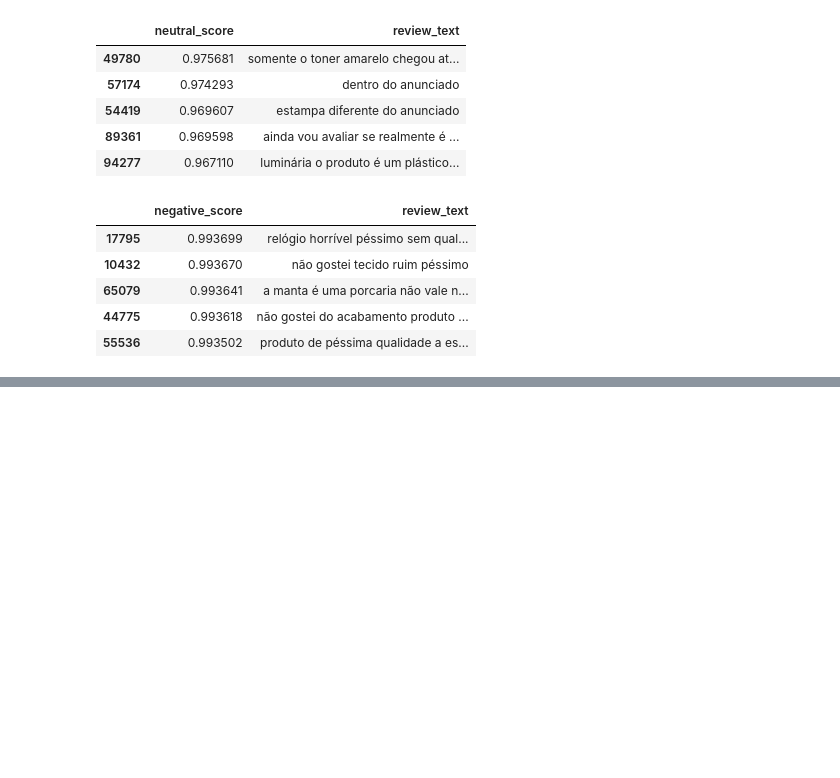
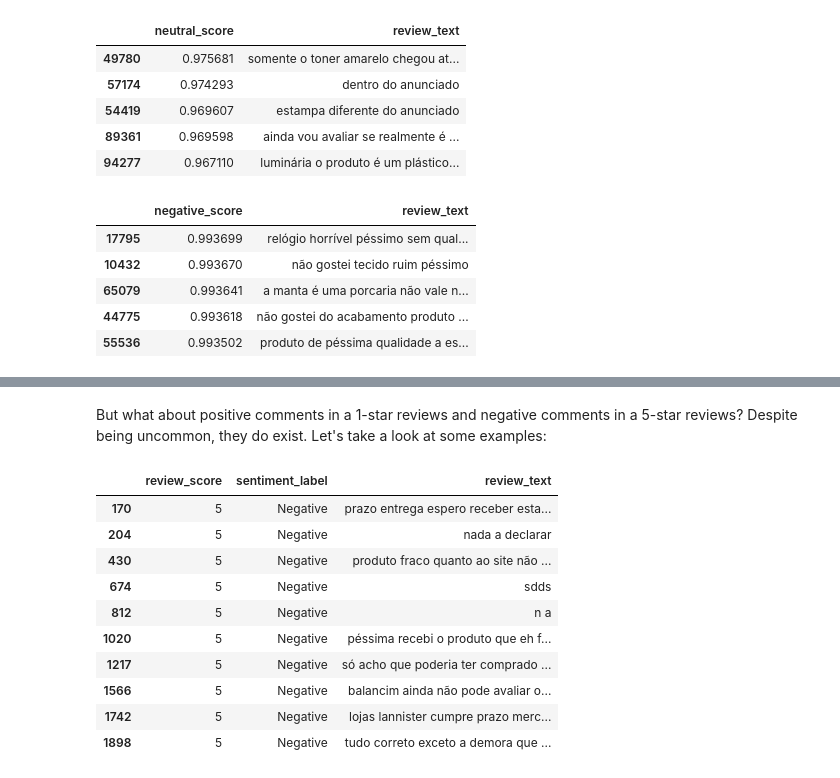
Before and after one commit to hturqueti/olist-brazilian-ecommerce-analysis, a Jupyter notebook: notebooks/01-orders-eda.ipynb, the cells around one changed output, grey strips where cells are left out. Cells and saved outputs as stored; diff of their text form; code cells hidden in the pictures; blank space fills up the shorter version.

```diff
--- a/notebooks/01-orders-eda.ipynb
+++ b/notebooks/01-orders-eda.ipynb
@@ -423,0 +511,20 @@ order_reviews_sentiment[["negative_score", "review_text"]].sort_values(by="negat
+# %% [markdown]
+But what about positive comments in a 1-star reviews and negative comments in a 5-star reviews? Despite being uncommon, they do exist. Let's take a look at some examples:
+# %%
+# 5-star reviews with negative sentiment
+order_reviews_sentiment[
+    (order_reviews_sentiment["review_score"] == 5)
+    & (order_reviews_sentiment["sentiment_label"] == "Negative")
+][["review_score", "sentiment_label", "review_text"]].head(10)
+# %% [output]
+|  | review_score | sentiment_label | review_text |
+| 170 | 5 | Negative | prazo entrega espero receber esta... |
+| 204 | 5 | Negative | nada a declarar |
+| 430 | 5 | Negative | produto fraco quanto ao site não ... |
+| 674 | 5 | Negative | sdds |
+| 812 | 5 | Negative | n a |
+| 1020 | 5 | Negative | péssima recebi o produto que eh f... |
+| 1217 | 5 | Negative | só acho que poderia ter comprado ... |
+| 1566 | 5 | Negative | balancim ainda não pode avaliar o... |
+| 1742 | 5 | Negative | lojas lannister cumpre prazo merc... |
+| 1898 | 5 | Negative | tudo correto exceto a demora que ... |
```
Also changed, not shown: parts of 19 cells of this notebook.
